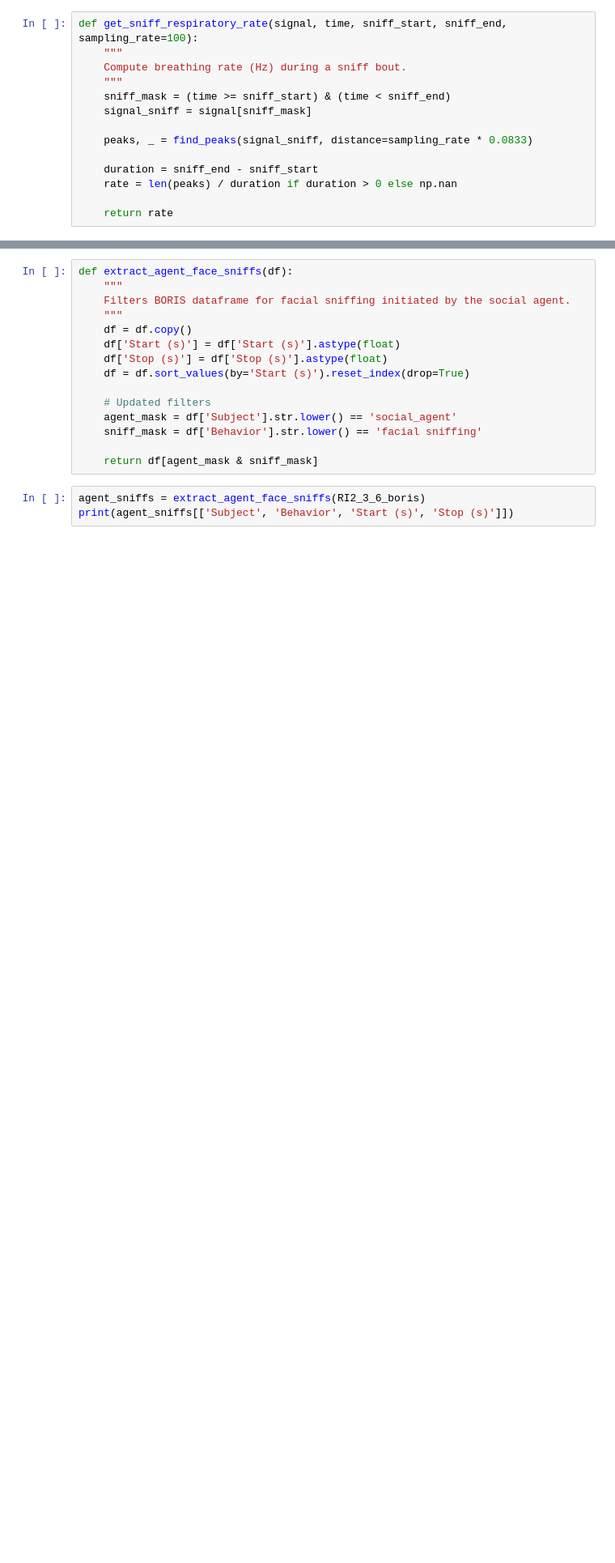
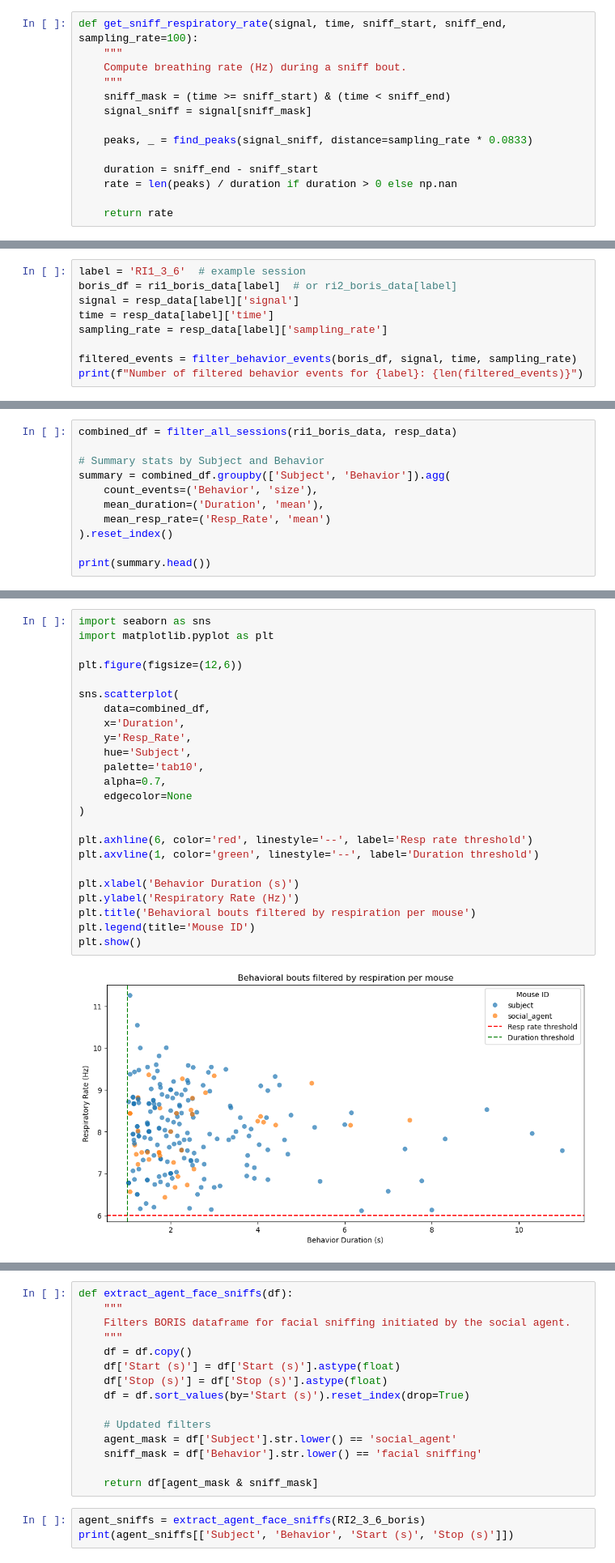
Before and after one commit to padillacoreanolab/respiratory_pilot, a Jupyter notebook: Aim1analysis.ipynb, the cells around one changed output, grey strips where cells are left out. Shown at 81% size. Cells and saved outputs as stored; diff of their text form; blank space fills up the shorter version.

```diff
--- a/Aim1analysis.ipynb
+++ b/Aim1analysis.ipynb
@@ -337,0 +359,9 @@ def get_sniff_respiratory_rate(signal, time, sniff_start, sniff_end, sampling_ra
+# %%
+label = 'RI1_3_6'  # example session
+boris_df = ri1_boris_data[label]  # or ri2_boris_data[label]
+signal = resp_data[label]['signal']
+time = resp_data[label]['time']
+sampling_rate = resp_data[label]['sampling_rate']
+
+filtered_events = filter_behavior_events(boris_df, signal, time, sampling_rate)
+print(f"Number of filtered behavior events for {label}: {len(filtered_events)}")
@@ -337,0 +389,11 @@ def get_sniff_respiratory_rate(signal, time, sniff_start, sniff_end, sampling_ra
+# %%
+combined_df = filter_all_sessions(ri1_boris_data, resp_data)
+
+# Summary stats by Subject and Behavior
+summary = combined_df.groupby(['Subject', 'Behavior']).agg(
+    count_events=('Behavior', 'size'),
+    mean_duration=('Duration', 'mean'),
+    mean_resp_rate=('Resp_Rate', 'mean')
+).reset_index()
+
+print(summary.head())
@@ -337,0 +414,26 @@ def get_sniff_respiratory_rate(signal, time, sniff_start, sniff_end, sampling_ra
+# %%
+import seaborn as sns
+import matplotlib.pyplot as plt
+
+plt.figure(figsize=(12,6))
+
+sns.scatterplot(
+    data=combined_df,
+    x='Duration',
+    y='Resp_Rate',
+    hue='Subject',
+    palette='tab10',
+    alpha=0.7,
+    edgecolor=None
+)
+
+plt.axhline(6, color='red', linestyle='--', label='Resp rate threshold')
+plt.axvline(1, color='green', linestyle='--', label='Duration threshold')
+
+plt.xlabel('Behavior Duration (s)')
+plt.ylabel('Respiratory Rate (Hz)')
+plt.title('Behavioral bouts filtered by respiration per mouse')
+plt.legend(title='Mouse ID')
+plt.show()
+# %% [output]
+[figure, added]
```
Also changed, not shown: parts of 6 cells of this notebook, 10 other files.
